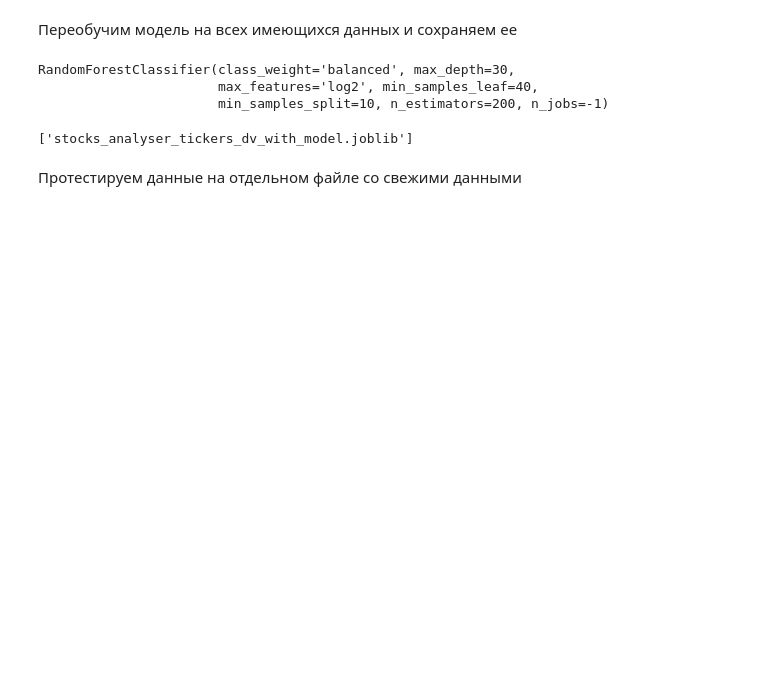
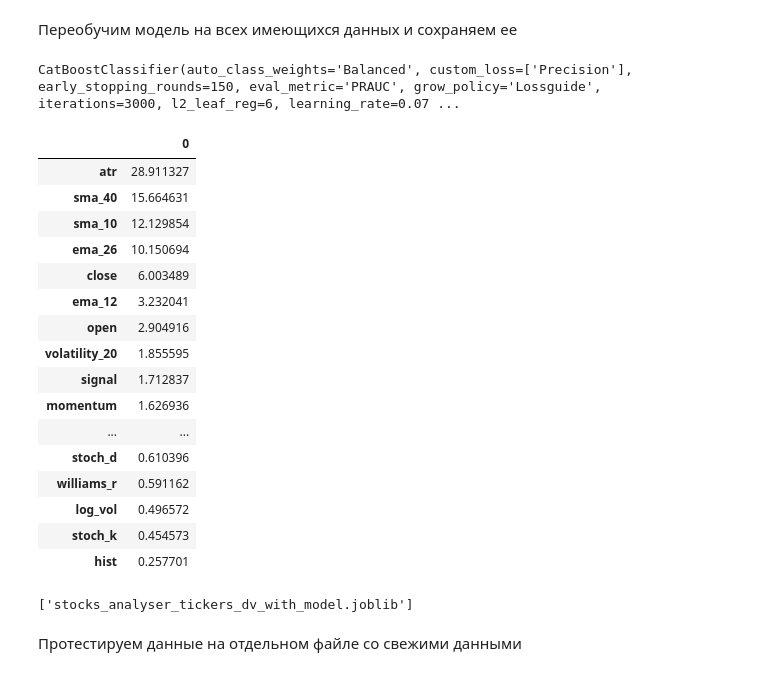
Before and after one commit to ChtoGde/stocks_analyser, a Jupyter notebook: ml_model.ipynb, the cells around one changed output. Cells and saved outputs as stored; diff of their text form; code cells hidden in the pictures; blank space fills up the shorter version.

```diff
--- a/ml_model.ipynb
+++ b/ml_model.ipynb
@@ -212,13 +68,20 @@ plt.show()
+# %%
+x_train = train.drop(columns=columns_to_drop, errors='ignore')
+x_test = test.drop(columns=columns_to_drop, errors='ignore')
+# %%
+y_train = train.target
+y_test = test.target
+# %%
+train_pool = Pool(data=x_train, label=y_train, feature_names=x_train.columns.tolist())
+test_pool = Pool(data=x_test, label=y_test, feature_names=x_test.columns.tolist())
 # %%
-# в этой ячейке мы делаем то, что уже проделывали ранее
-train = candles.copy()
-y_train = train.target.values
-train_dict = train[features_col].to_dict(orient="records")
-X_train = dv.fit_transform(train_dict)
 
-model = RandomForestClassifier(n_estimators=200, max_depth=30, min_samples_split=10, min_samples_leaf=40, max_features='log2', class_weight='balanced', n_jobs=-1)
-model.fit(X_train, y_train)
+model = CatBoostClassifier(iterations=3000, learning_rate=0.07,
+                               max_leaves=32, min_data_in_leaf=23, l2_leaf_reg=6,
+                               loss_function='Logloss', eval_metric='PRAUC', custom_loss=['Precision'],
+                               early_stopping_rounds=150, random_seed=42,
+                               verbose=False, thread_count=-1, auto_class_weights='Balanced', grow_policy='Lossguide')
+
+model.fit(train_pool, eval_set=test_pool)
 # %% [output]
-RandomForestClassifier(class_weight='balanced', max_depth=30,
-                       max_features='log2', min_samples_leaf=40,
-                       min_samples_split=10, n_estimators=200, n_jobs=-1)
+CatBoostClassifier(auto_class_weights='Balanced', custom_loss=['Precision'], early_stopping_rounds=150, eval_metric='PRAUC', grow_policy='Lossguide', iterations=3000, l2_leaf_reg=6, learning_rate=0.07 ...
@@ -225 +142,22 @@ RandomForestClassifier(class_weight='balanced', max_depth=30,
+# %%
+importants = pd.DataFrame(model.feature_importances_, model.feature_names_).sort_values(0, ascending=False)
+importants
+# %% [output]
+|  | 0 |
+| atr | 28.911327 |
+| sma_40 | 15.664631 |
+| sma_10 | 12.129854 |
+| ema_26 | 10.150694 |
+| close | 6.003489 |
+| ema_12 | 3.232041 |
+| open | 2.904916 |
+| volatility_20 | 1.855595 |
+| signal | 1.712837 |
+| momentum | 1.626936 |
+| ... | ... |
+| stoch_d | 0.610396 |
+| williams_r | 0.591162 |
+| log_vol | 0.496572 |
+| stoch_k | 0.454573 |
+| hist | 0.257701 |
 # %%
```
Also changed, not shown: parts of 38 cells of this notebook, 13 other files.
